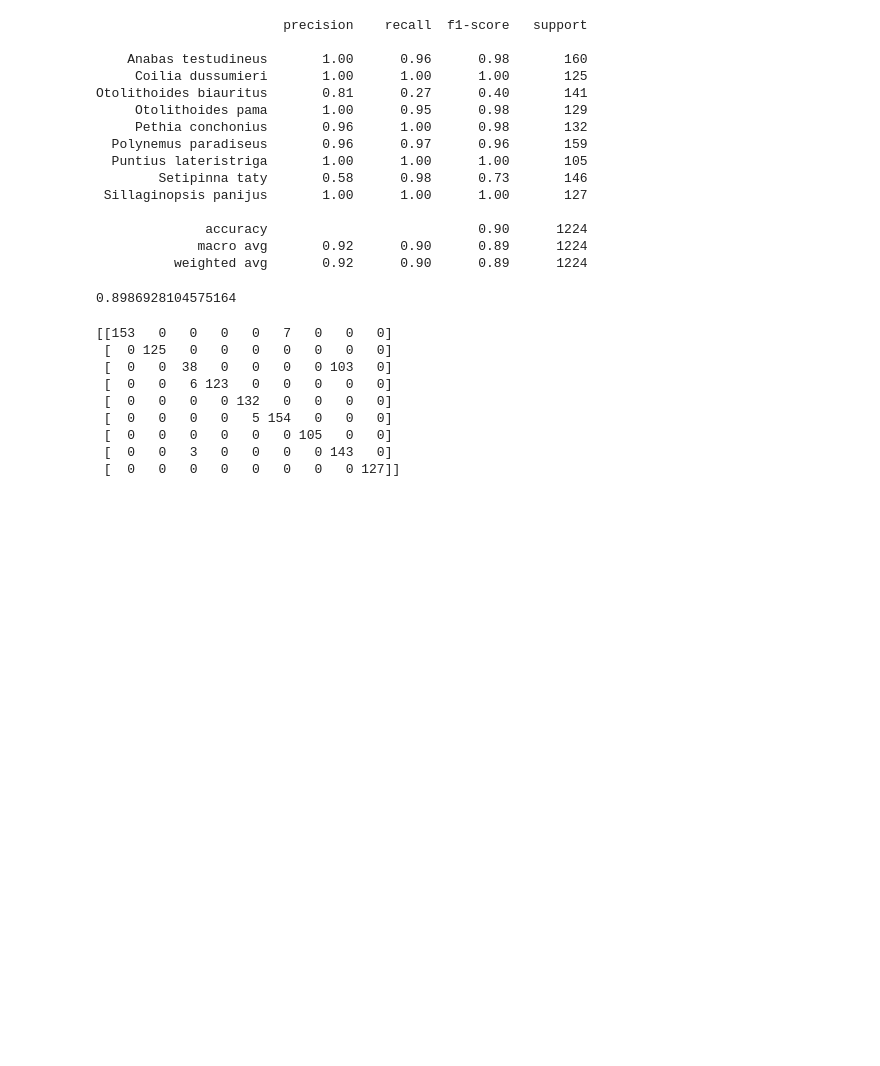
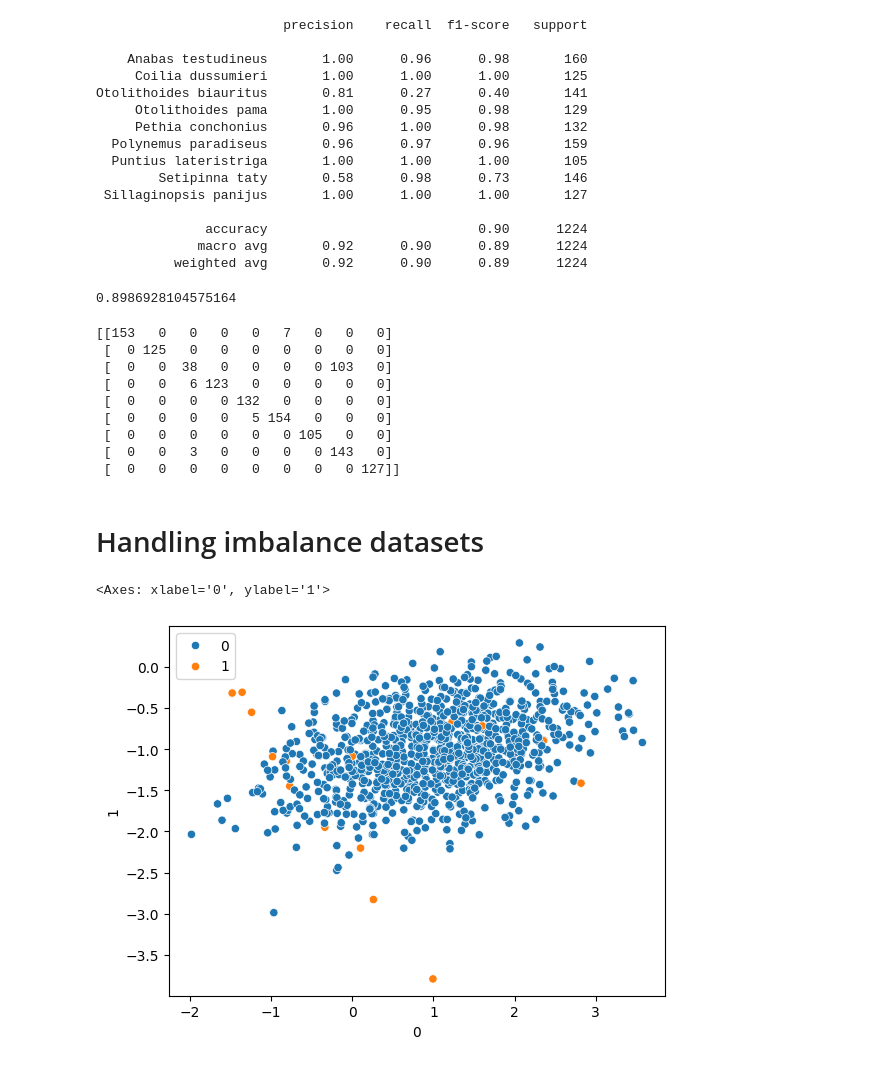
Before and after one commit to beingpandey87/LearningML, a Jupyter notebook: Machine Learning - 3/LogisticRegressionOVR_FishSpecies.ipynb, the cells around one changed output. Cells and saved outputs as stored; diff of their text form; code cells hidden in the pictures; blank space fills up the shorter version.

```diff
--- a/Machine Learning - 3/LogisticRegressionOVR_FishSpecies.ipynb
+++ b/Machine Learning - 3/LogisticRegressionOVR_FishSpecies.ipynb
@@ -89,3 +89,13 @@ print(confusion_matrix(y_test,y_pred))
  [  0   0   0   0   0   0 105   0   0]
  [  0   0   3   0   0   0   0 143   0]
  [  0   0   0   0   0   0   0   0 127]]
+# %% [markdown]
+# Handling imbalance datasets
+# %%
+from sklearn.datasets import make_classification
+X,y=make_classification(n_samples=1000,n_features=2,n_clusters_per_class=1,n_redundant=0,random_state=10,weights=[0.99])
+# %%
+sns.scatterplot(x=pd.DataFrame(X)[0],y=pd.DataFrame(X)[1],hue=y)
+# %% [output]
+<Axes: xlabel='0', ylabel='1'>
+[figure, added]
```
Also changed, not shown: parts of 9 cells of this notebook, 2 other files.
